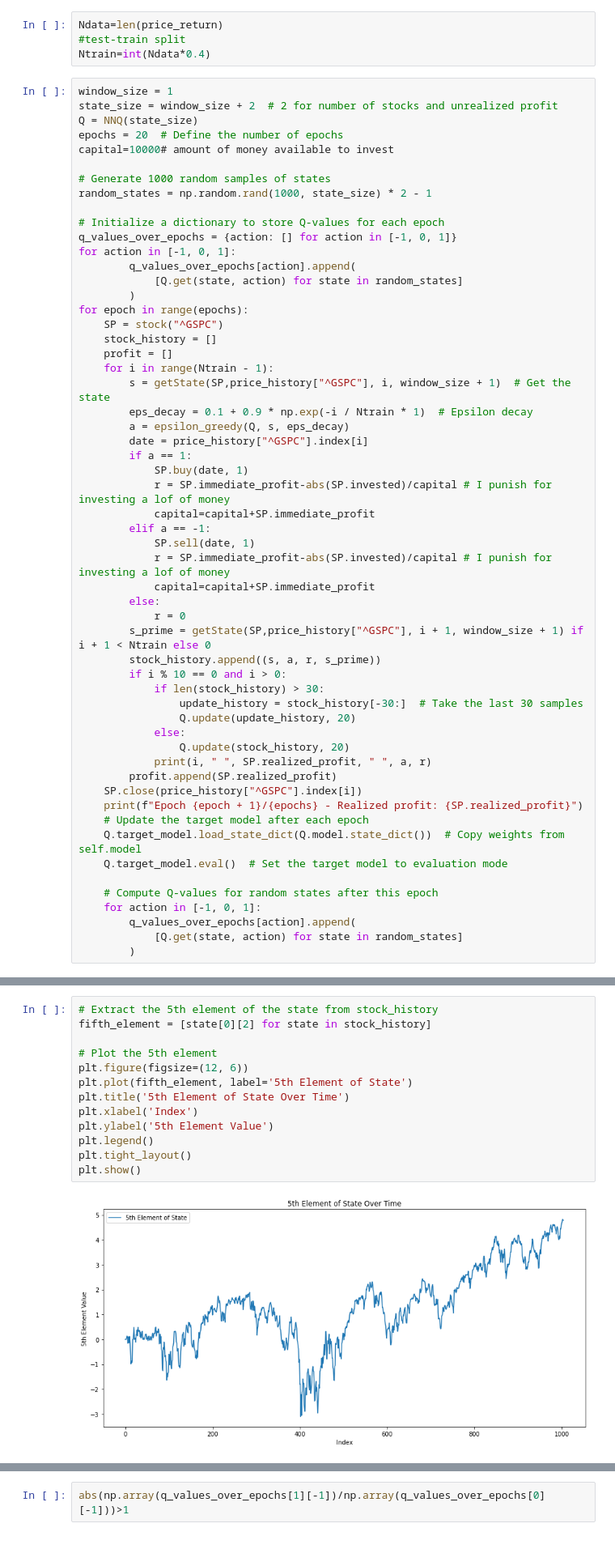
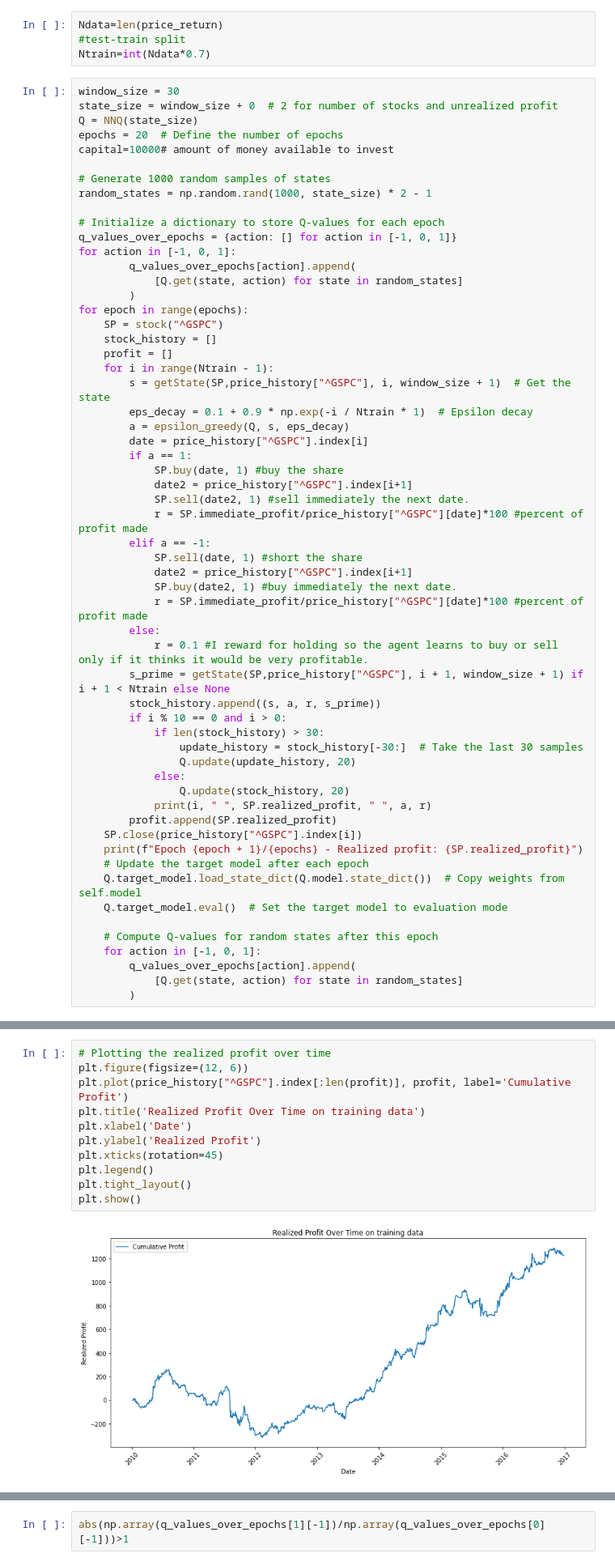
Before and after one commit to pranjal-ralegankar/DQN_trading, a Jupyter notebook: trade_with_deepQ.ipynb, the cells around one changed output, grey strips where cells are left out. Shown at 81% size. Saved outputs shown, nothing was run; the diff lists cells and outputs as text.

```diff
--- a/trade_with_deepQ.ipynb
+++ b/trade_with_deepQ.ipynb
@@ -270,10 +252,10 @@ def getState(stk,data, t, n):
 # %%
 Ndata=len(price_return)
 #test-train split
-Ntrain=int(Ndata*0.4)
+Ntrain=int(Ndata*0.7)
 # %%
-window_size = 1
-state_size = window_size + 2  # 2 for number of stocks and unrealized profit
+window_size = 30
+state_size = window_size + 0  # 2 for number of stocks and unrealized profit
 Q = NNQ(state_size)
 epochs = 20  # Define the number of epochs
 capital=10000# amount of money available to invest
@@ -297,16 +279,18 @@ for epoch in range(epochs):
         a = epsilon_greedy(Q, s, eps_decay)
         date = price_history["^GSPC"].index[i]
         if a == 1:
-            SP.buy(date, 1)
-            r = SP.immediate_profit-abs(SP.invested)/capital # I punish for investing a lof of money
-            capital=capital+SP.immediate_profit
+            SP.buy(date, 1) #buy the share
+            date2 = price_history["^GSPC"].index[i+1]
+            SP.sell(date2, 1) #sell immediately the next date.
+            r = SP.immediate_profit/price_history["^GSPC"][date]*100 #percent of profit made
         elif a == -1:
-            SP.sell(date, 1)
-            r = SP.immediate_profit-abs(SP.invested)/capital # I punish for investing a lof of money
-            capital=capital+SP.immediate_profit
+            SP.sell(date, 1) #short the share
+            date2 = price_history["^GSPC"].index[i+1]
+            SP.buy(date2, 1) #buy immediately the next date.
+            r = SP.immediate_profit/price_history["^GSPC"][date]*100 #percent of profit made
         else:
-            r = 0
-        s_prime = getState(SP,price_history["^GSPC"], i + 1, window_size + 1) if i + 1 < Ntrain else 0
+            r = 0.1 #I reward for holding so the agent learns to buy or sell only if it thinks it would be very profitable.
+        s_prime = getState(SP,price_history["^GSPC"], i + 1, window_size + 1) if i + 1 < Ntrain else None
         stock_history.append((s, a, r, s_prime))
         if i % 10 == 0 and i > 0:
             if len(stock_history) > 30:
@@ -348,15 +332,13 @@ Epoch 20/20 - Realized profit: -144415.36232699986
 # %%
-# Extract the 5th element of the state from stock_history
-fifth_element = [state[0][2] for state in stock_history]
-
-# Plot the 5th element
+# Plotting the realized profit over time
 plt.figure(figsize=(12, 6))
-plt.plot(fifth_element, label='5th Element of State')
-plt.title('5th Element of State Over Time')
-plt.xlabel('Index')
-plt.ylabel('5th Element Value')
+plt.plot(price_history["^GSPC"].index[:len(profit)], profit, label='Cumulative Profit')
+plt.title('Realized Profit Over Time on training data')
+plt.xlabel('Date')
+plt.ylabel('Realized Profit')
+plt.xticks(rotation=45)
 plt.legend()
 plt.tight_layout()
 plt.show()
 # %% [output]
-[figure, old version]
+[figure, new version]
```
Also changed, not shown: parts of 28 cells of this notebook.
